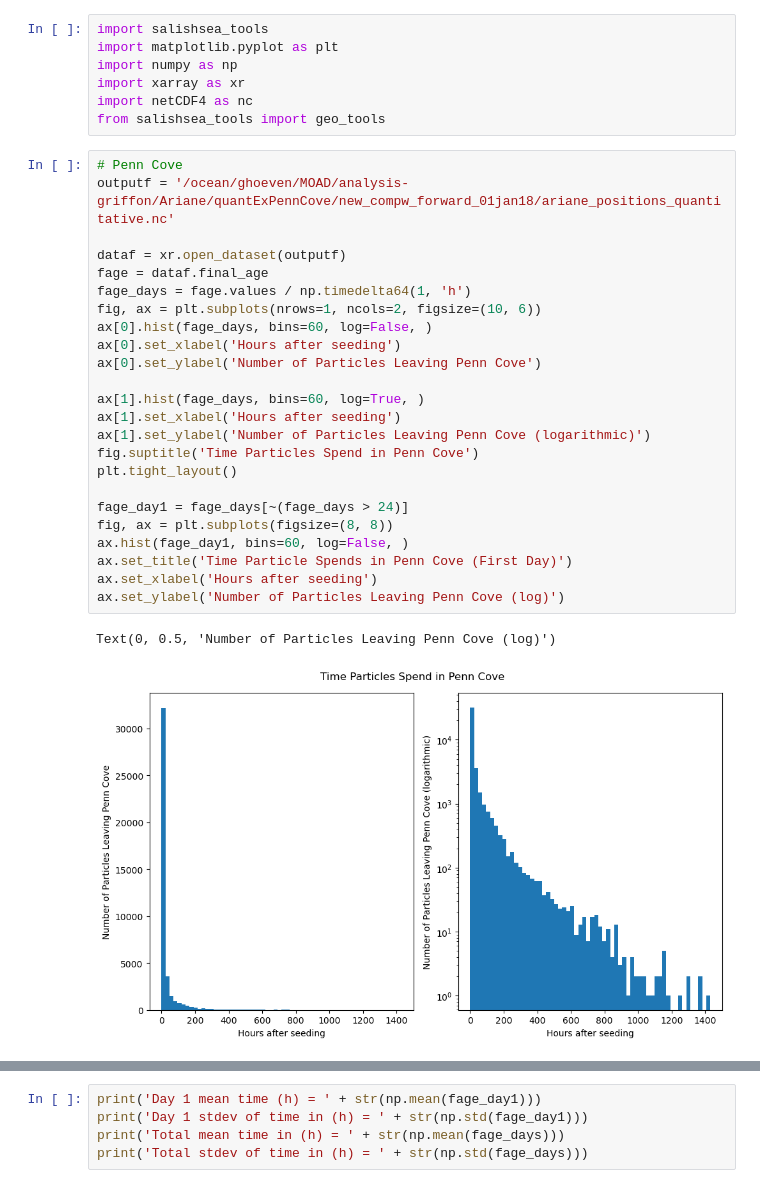
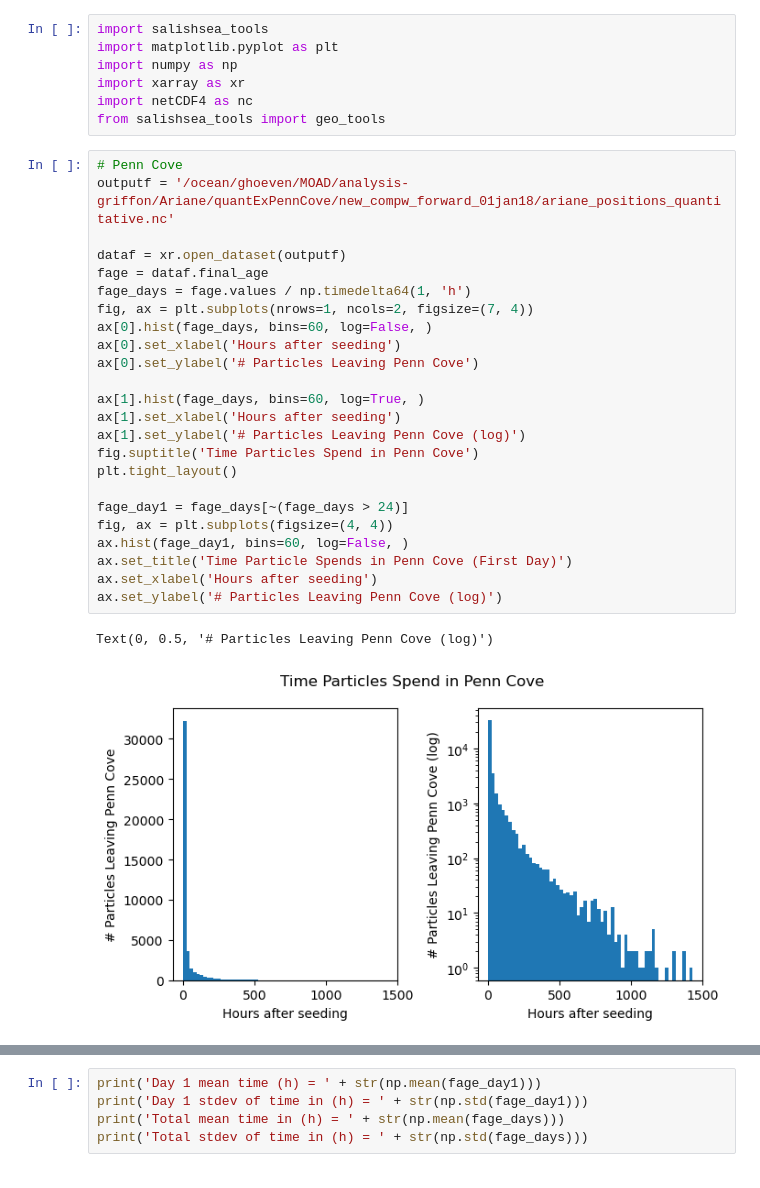
Before and after one commit to SalishSeaCast/analysis-griffon, a Jupyter notebook: notebooks/PennCovePlot.ipynb, the cells around one changed output, grey strips where cells are left out. Cells and saved outputs as stored; diff of their text form.

```diff
--- a/notebooks/PennCovePlot.ipynb
+++ b/notebooks/PennCovePlot.ipynb
@@ -8,27 +8,27 @@ from salishsea_tools import geo_tools
 # %%
 # Penn Cove
 outputf = '/ocean/ghoeven/MOAD/analysis-griffon/Ariane/quantExPennCove/new_compw_forward_01jan18/ariane_positions_quantitative.nc'
 
 dataf = xr.open_dataset(outputf)
 fage = dataf.final_age
 fage_days = fage.values / np.timedelta64(1, 'h')
-fig, ax = plt.subplots(nrows=1, ncols=2, figsize=(10, 6))
+fig, ax = plt.subplots(nrows=1, ncols=2, figsize=(7, 4))
 ax[0].hist(fage_days, bins=60, log=False, )
 ax[0].set_xlabel('Hours after seeding')
-ax[0].set_ylabel('Number of Particles Leaving Penn Cove')
+ax[0].set_ylabel('# Particles Leaving Penn Cove')
 
 ax[1].hist(fage_days, bins=60, log=True, )
 ax[1].set_xlabel('Hours after seeding')
-ax[1].set_ylabel('Number of Particles Leaving Penn Cove (logarithmic)')
+ax[1].set_ylabel('# Particles Leaving Penn Cove (log)')
 fig.suptitle('Time Particles Spend in Penn Cove')
 plt.tight_layout()
 
 fage_day1 = fage_days[~(fage_days > 24)]
-fig, ax = plt.subplots(figsize=(8, 8))
+fig, ax = plt.subplots(figsize=(4, 4))
 ax.hist(fage_day1, bins=60, log=False, )
 ax.set_title('Time Particle Spends in Penn Cove (First Day)')
 ax.set_xlabel('Hours after seeding')
-ax.set_ylabel('Number of Particles Leaving Penn Cove (log)')
+ax.set_ylabel('# Particles Leaving Penn Cove (log)')
 # %% [output]
-Text(0, 0.5, 'Number of Particles Leaving Penn Cove (log)')
+Text(0, 0.5, '# Particles Leaving Penn Cove (log)')
-[figure, old version]
+[figure, new version]
```
Also changed, not shown: parts of 6 cells of this notebook, 5 other files.
